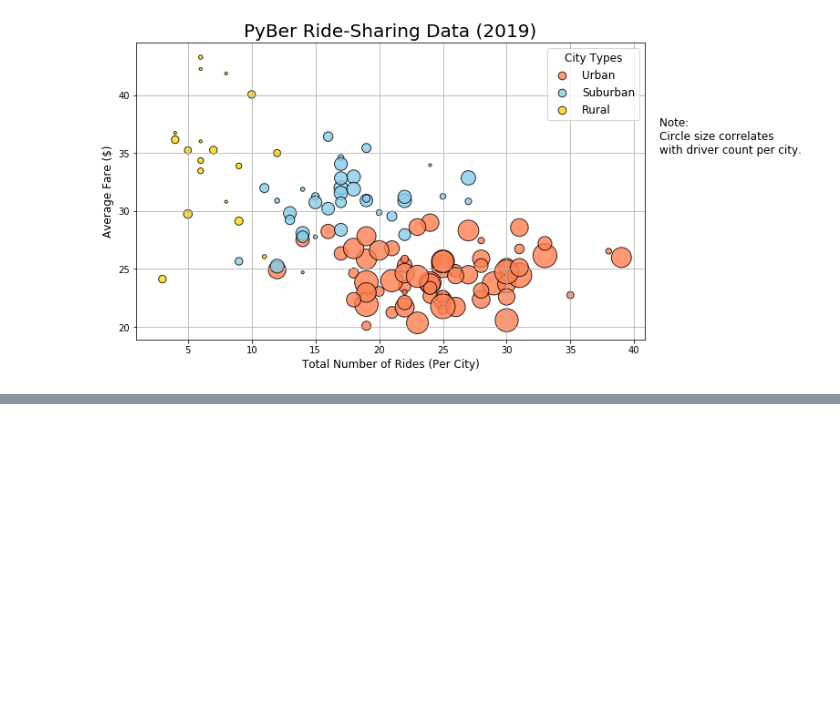
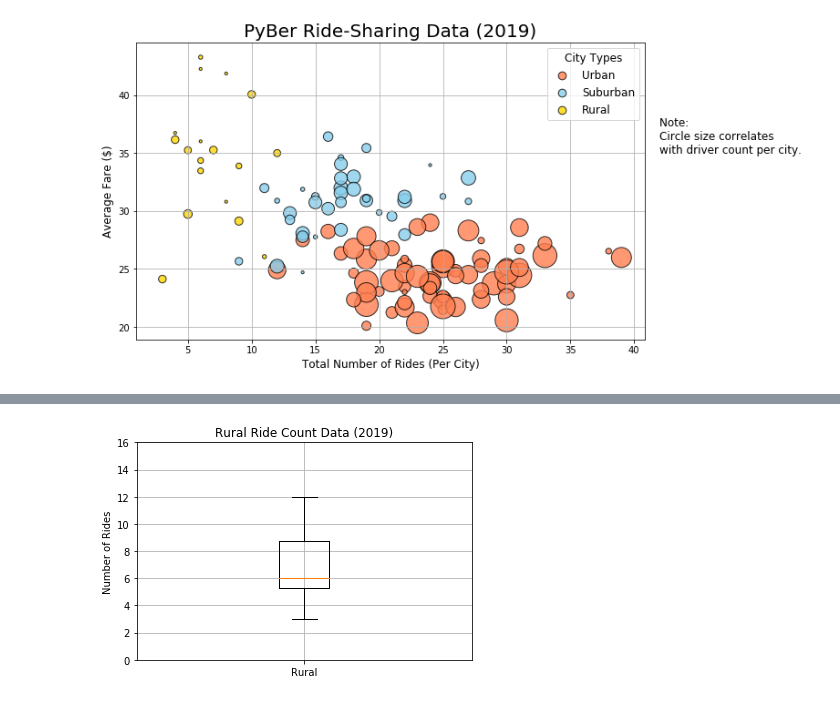
Before and after one commit to jmerkel/PyBer_Analysis, a Jupyter notebook: PyBer.ipynb, the cells around one changed output, grey strips where cells are left out. Saved outputs shown, nothing was run; the diff lists cells and outputs as text; code cells hidden in the pictures; blank space fills up the shorter version.

```diff
--- a/PyBer.ipynb
+++ b/PyBer.ipynb
@@ -349,0 +569,14 @@ plt.show()
+# %%
+# Box & Whisker plot for the suburban cities ride count
+x_labels = ["Rural"]
+fig,ax = plt.subplots()
+ax.boxplot(rural_ride_count, labels=x_labels)
+
+#Add thte title, y-axis label and grid
+ax.set_title("Rural Ride Count Data (2019)")
+ax.set_ylabel('Number of Rides')
+ax.set_yticks(np.arange(0, 17, step=2.0))
+ax.grid()
+plt.show()
+# %% [output]
+[figure, added]
```
Also changed, not shown: parts of 22 cells of this notebook, 3 other files.
